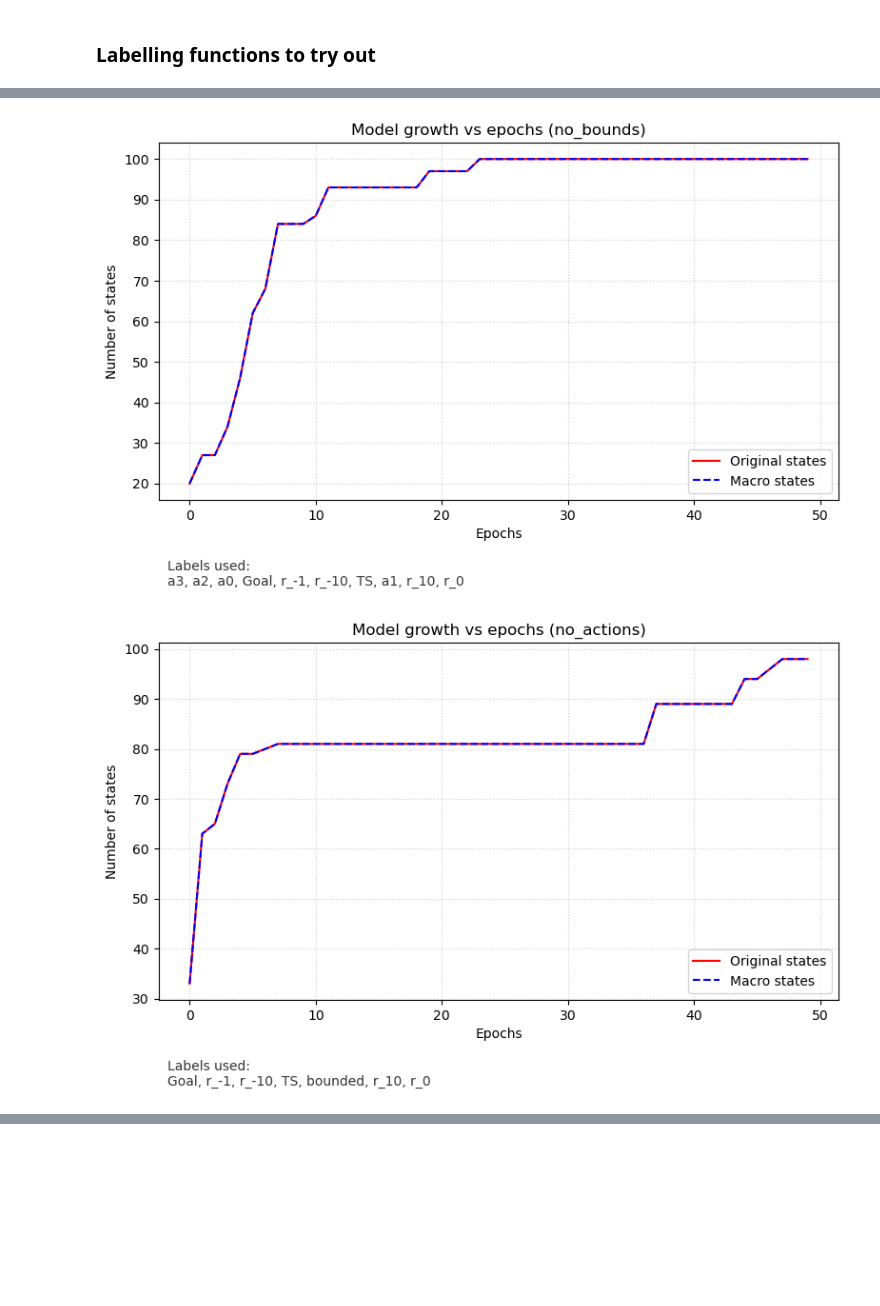
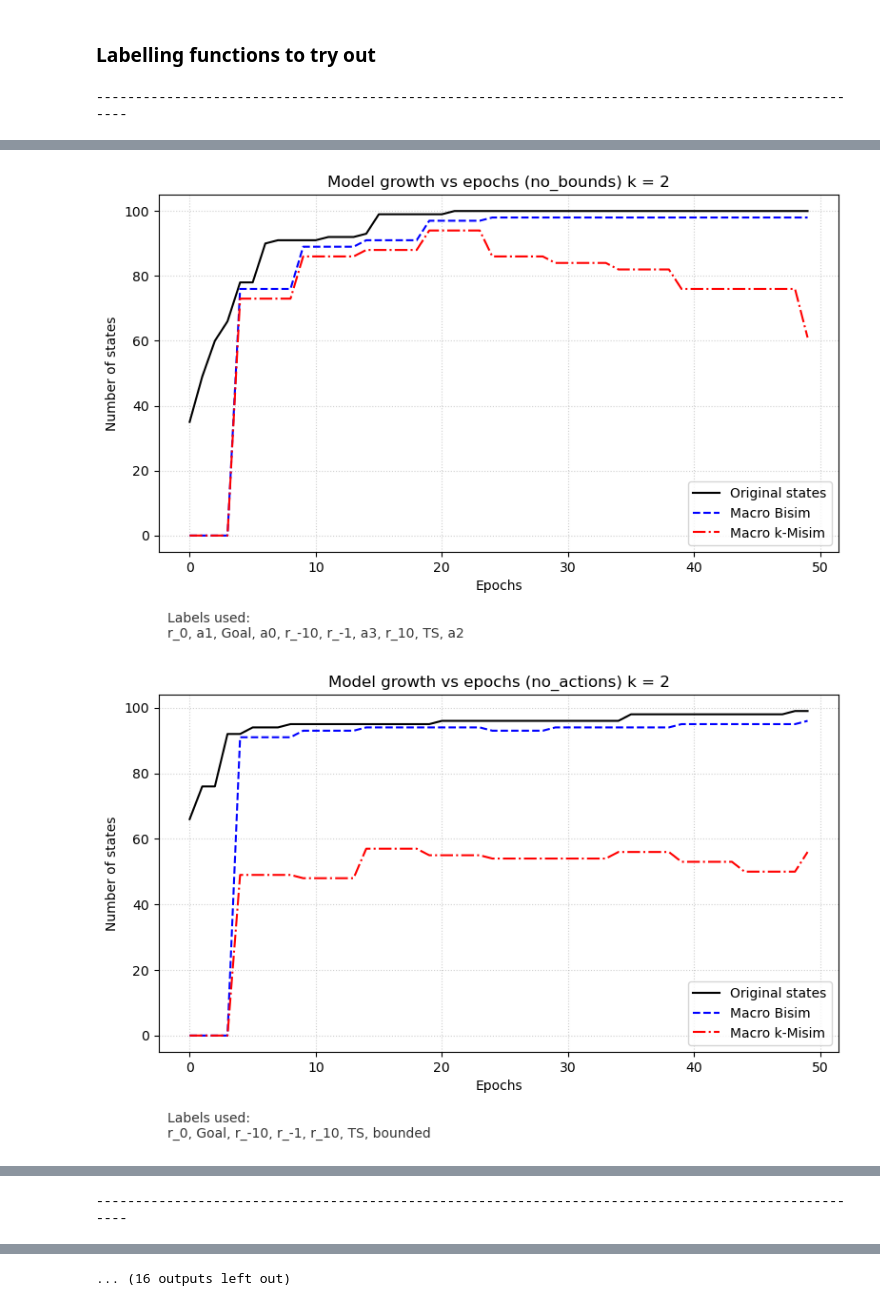
Before and after one commit to sebasaguerre/MentalModel_Generator_SymbolicAI, a Jupyter notebook: experiments.ipynb, the cells around one changed output, grey strips where cells are left out. Drawn from its saved outputs; the diff is of its cells as text; code cells hidden in the pictures; blank space fills up the shorter version.

Commit message:
k-bismulation running, pipeline updated, experiment comparing k-Bisim and Bismi, and beginning of context generator

```diff
--- a/experiments.ipynb
+++ b/experiments.ipynb
@@ -42,25 +42,31 @@ def plotlines(x_data: np.array, line_list: list[dict], title, xlabel, ylabel, la
 
     plt.show()
 
-def test(labeller_name, labelling_funct, epochs):
+
+def test(labeller_name, labelling_funct, epochs, compare=False, k=None):
     # simple experiment for intuition
     env = GridWorld(10, 3)
     action_map = env.actions
-    model = KripkeMM(labelling_function=labelling_funct, maps=action_map)
+    model = KMMcompare(labelling_function=labelling_funct, maps=action_map)
 
-    e_lengths, struct_size, meta_size = experiment(env, model, epochs)
+    # run experiment using bisimulation
+    e_lengths, struct_size, meta_size = experiment(env, model, epochs, compare=compare, k=k)
 
     x_data = np.arange(len(struct_size))
 
     lines = [
-        {"y": struct_size, "label": "Original states", "color": "red", "linetype": "-"},
-        {"y": meta_size, "label": "Macro states", "color": "blue", "linetype": "--"}
+        {"y": struct_size, "label": "Original states", "color": "black", "linetype": "-"},
+        {"y": meta_size["bisim"], "label": "Macro Bisim", "color": "blue", "linetype": "--"},
             ]
+
+    if compare:
+        lines.append({"y": meta_size["k_bisim"], "label": "Macro k-Misim", "color": "red", "linetype": "-."},)
+
 
     # information needed for labelling plot
     xlabel = "Epochs"
     ylabel = "Number of states"
-    title = f"Model growth vs epochs ({labeller_name})"
+    title = f"Model growth vs epochs ({labeller_name}) k = {k}"
     labels_used = list(set.union(*model.struct.labels.values()))
 
     # plot
@@ -168,7 +174,9 @@ labelling_functions = {
     "env_multibound": env_labelling_multibounds,
     "env": env_labelling
 }
-
-for labeler_name, labelling_func in labelling_functions.items():
-    test(labeler_name, labelling_func, 50)
+for k in range(2, 6):
+    print("--"*50)
+    for labeler_name, labelling_func in labelling_functions.items():
+        test(labeler_name, labelling_func, 50, compare=True, k=k)
 # %% [output]
+----------------------------------------------------------------------------------------------------
@@ -177,2 +185,2 @@ for labeler_name, labelling_func in labelling_functions.items():
-[figure, old version]
+[figure, new version]
-[figure, old version]
+[figure, new version]
@@ -180,0 +189 @@ for labeler_name, labelling_func in labelling_functions.items():
+----------------------------------------------------------------------------------------------------
@@ -180,0 +194 @@ for labeler_name, labelling_func in labelling_functions.items():
+... (16 outputs left out)
```
Also changed, not shown: parts of 2 cells of this notebook, 7 other files.
